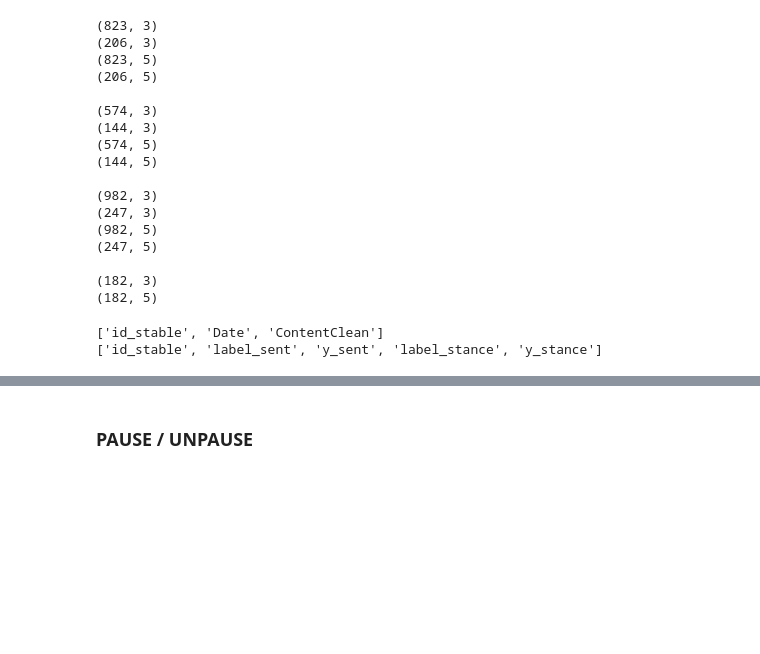
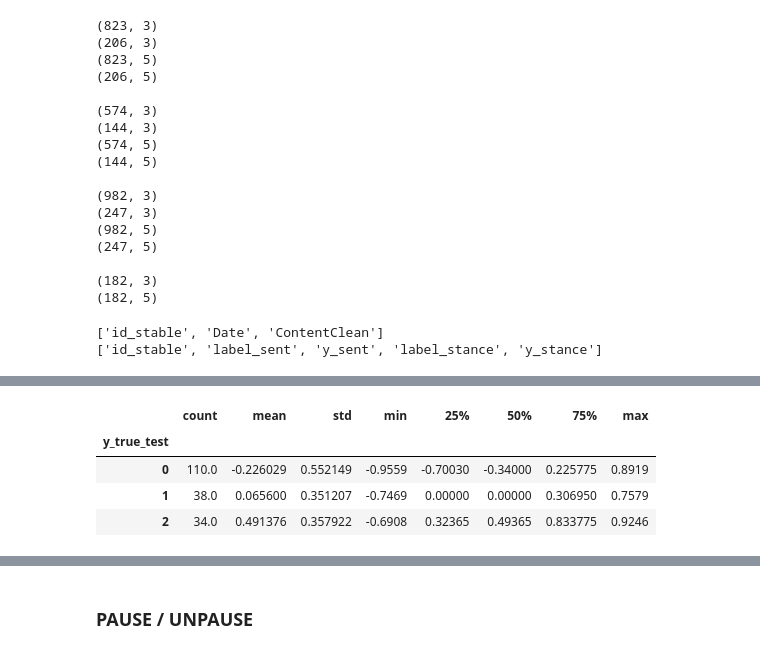
Before and after one commit to loopyQueen/RefugeeSentiment, a Jupyter notebook: vader.ipynb, the cells around one changed output, grey strips where cells are left out. Saved outputs shown, nothing was run; the diff lists cells and outputs as text; code cells hidden in the pictures; blank space fills up the shorter version.

```diff
--- a/vader.ipynb
+++ b/vader.ipynb
@@ -267,0 +226,8 @@ VADER Compound Score grouped by Ground Truth
+# %%
+vaderBase_df.groupby('y_true_test')['x_compound_VADERbase'].describe()
+# %% [output]
+|  | count | mean | std | min | 25% | 50% | 75% | max |
+| y_true_test |  |  |  |  |  |  |  |  |
+| 0 | 110.0 | -0.226029 | 0.552149 | -0.9559 | -0.70030 | -0.34000 | 0.225775 | 0.8919 |
+| 1 | 38.0 | 0.065600 | 0.351207 | -0.7469 | 0.00000 | 0.00000 | 0.306950 | 0.7579 |
+| 2 | 34.0 | 0.491376 | 0.357922 | -0.6908 | 0.32365 | 0.49365 | 0.833775 | 0.9246 |
```
Also changed, not shown: parts of 21 cells of this notebook, 2 other files.
